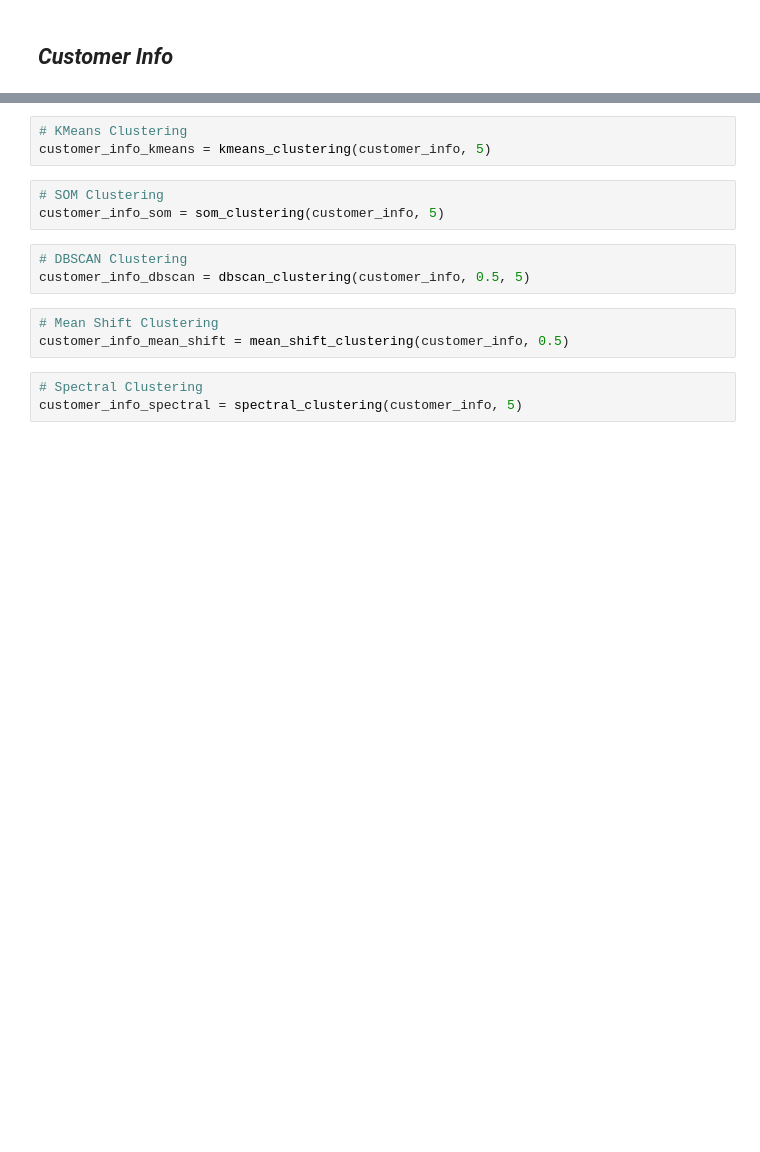
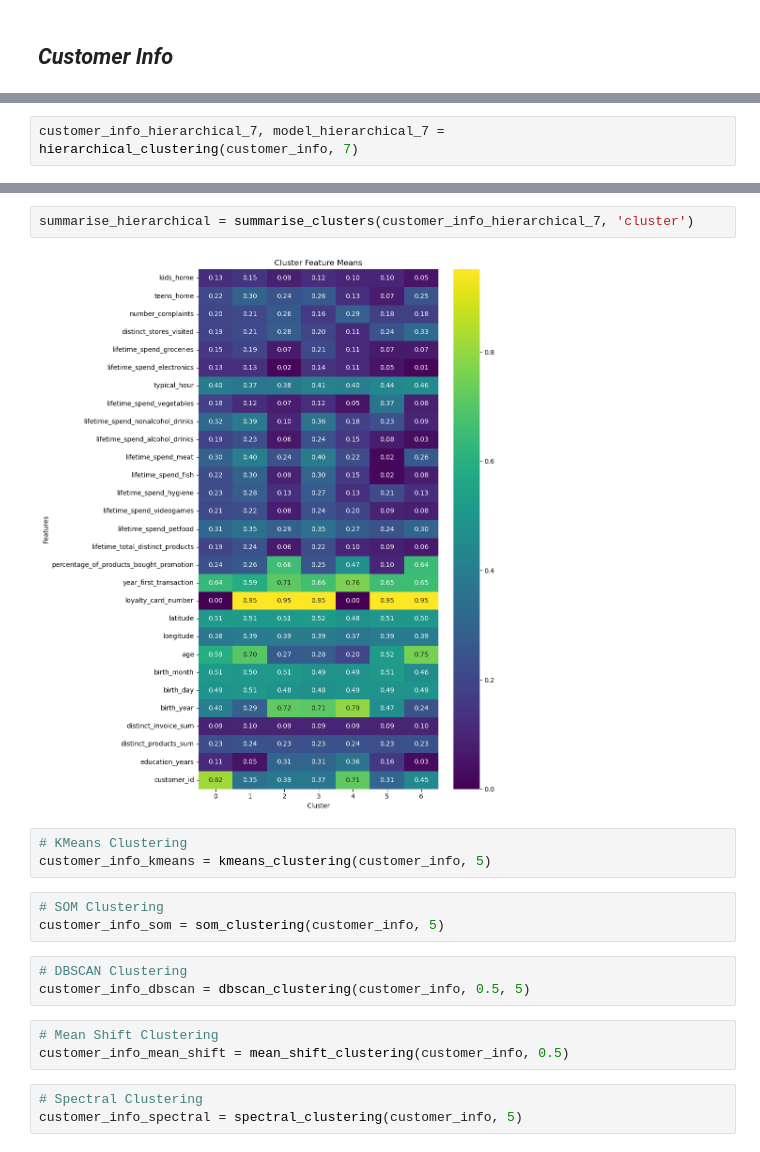
Before and after one commit to beatrizmarques2005/customer_segmentation, a Jupyter notebook: notebook_testing/clustering.ipynb, the cells around one changed output, grey strips where cells are left out. Drawn from its saved outputs; the diff is of its cells as text; blank space fills up the shorter version.

```diff
--- a/notebook_testing/clustering.ipynb
+++ b/notebook_testing/clustering.ipynb
@@ -36,0 +43,2 @@ customer_info_hierarchical = hierarchical_clustering(customer_info)
+# %%
+customer_info_hierarchical_7, model_hierarchical_7 = hierarchical_clustering(customer_info, 7)
@@ -37,3 +59,7 @@ customer_info_hierarchical = hierarchical_clustering(customer_info)
+# %%
+summarise_hierarchical = summarise_clusters(customer_info_hierarchical_7, 'cluster')
+# %% [output]
+[figure, added]
 # %%
 # KMeans Clustering
 customer_info_kmeans = kmeans_clustering(customer_info, 5)
```
Also changed, not shown: parts of 5 cells of this notebook, 1 other file.
